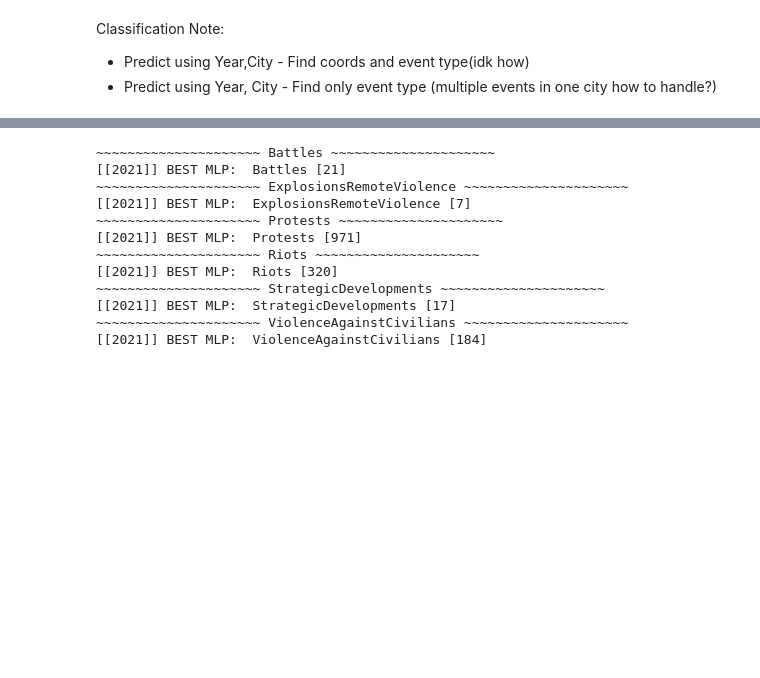
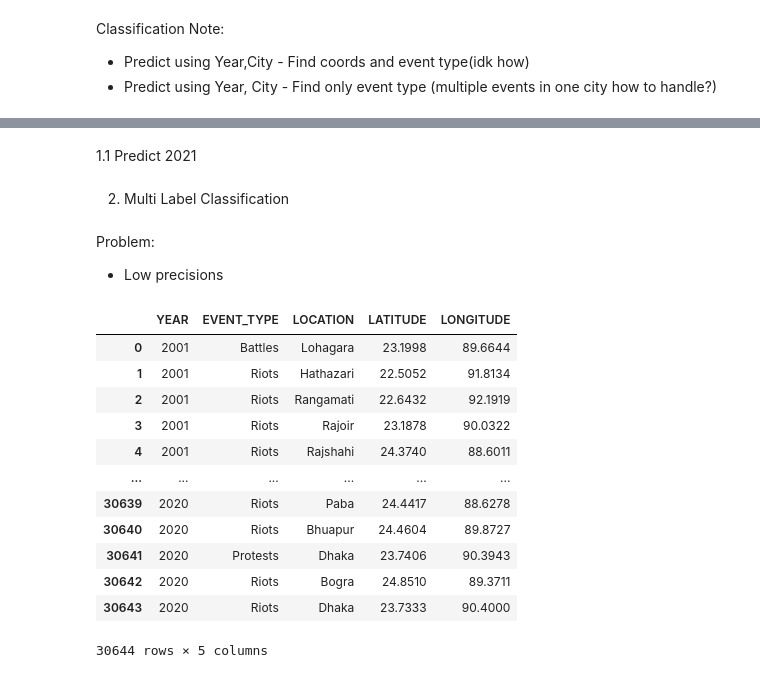
Before and after one commit to pavstar619/NahidSir_prototype_bdpolice_V2, a Jupyter notebook: NahidSir_ACLED_Prototype.ipynb, the cells around one changed output, grey strips where cells are left out. Cells and saved outputs as stored; diff of their text form; code cells hidden in the pictures; blank space fills up the shorter version.

```diff
--- a/NahidSir_ACLED_Prototype.ipynb
+++ b/NahidSir_ACLED_Prototype.ipynb
@@ -636,42 +435,36 @@ Epoch 30/30
+# %% [markdown]
+1.1 Predict 2021
 # %%
-dmp = data
-# MODELIZE 2021
-for col in data.columns[1:].unique():
-  print('~~~~~~~~~~~~~~~~~~~~~', col, '~~~~~~~~~~~~~~~~~~~~~')
-  dmp_x = dmp['YEAR'].values
-  dmp_y = dmp[col].values
+# dmp = data
+# # MODELIZE 2021
+# for col in data.columns[1:].unique():
+#   print('~~~~~~~~~~~~~~~~~~~~~', col, '~~~~~~~~~~~~~~~~~~~~~')
+#   dmp_x = dmp['YEAR'].values
+#   dmp_y = dmp[col].values
 
-  # ASSIGN MANUALLY
-  train_x = dmp_x
-  train_y = dmp_y
+#   # ASSIGN MANUALLY
+#   train_x = dmp_x
+#   train_y = dmp_y
 
-  # Standard scaling
-  ss = StandardScaler()
-  ss.fit(train_x.reshape(-1, 1))
-  ss_train_x = ss.transform(train_x.reshape(-1, 1))
+#   # Standard scaling
+#   ss = StandardScaler()
+#   ss.fit(train_x.reshape(-1, 1))
+#   ss_train_x = ss.transform(train_x.reshape(-1, 1))
 
 
-  # pred for single data
-  Xnew = [[2021]]
-  # print(len(Xnew[0]))
-  # print(len(dmp_x.columns))
+#   # pred for single data
+#   Xnew = [[2021]]
+#   # print(len(Xnew[0]))
+#   # print(len(dmp_x.columns))
 
-  mlp = MLPClassifier(random_state=0, max_iter = 5000)
-  mlp.fit(ss_train_x.reshape(-1,1),train_y)
+#   mlp = MLPClassifier(random_state=0, max_iter = 5000)
+#   mlp.fit(ss_train_x.reshape(-1,1),train_y)
 
-  Xpred_y = mlp.predict(Xnew) #one data only
+#   Xpred_y = mlp.predict(Xnew) #one data only
 
-  print(Xnew,'BEST MLP: ',col,Xpred_y) # Decision Tree
+#   print(Xnew,'BEST MLP: ',col,Xpred_y) # Decision Tree
-# %% [output]
-~~~~~~~~~~~~~~~~~~~~~ Battles ~~~~~~~~~~~~~~~~~~~~~
-[[2021]] BEST MLP:  Battles [21]
-~~~~~~~~~~~~~~~~~~~~~ ExplosionsRemoteViolence ~~~~~~~~~~~~~~~~~~~~~
-[[2021]] BEST MLP:  ExplosionsRemoteViolence [7]
-~~~~~~~~~~~~~~~~~~~~~ Protests ~~~~~~~~~~~~~~~~~~~~~
-[[2021]] BEST MLP:  Protests [971]
-~~~~~~~~~~~~~~~~~~~~~ Riots ~~~~~~~~~~~~~~~~~~~~~
-[[2021]] BEST MLP:  Riots [320]
-~~~~~~~~~~~~~~~~~~~~~ StrategicDevelopments ~~~~~~~~~~~~~~~~~~~~~
-[[2021]] BEST MLP:  StrategicDevelopments [17]
-~~~~~~~~~~~~~~~~~~~~~ ViolenceAgainstCivilians ~~~~~~~~~~~~~~~~~~~~~
-[[2021]] BEST MLP:  ViolenceAgainstCivilians [184]
+# %% [markdown]
+2. Multi Label Classification
+# %% [markdown]
+Problem:
+ * Low precisions
@@ -677,0 +474,17 @@ for col in data.columns[1:].unique():
+# %%
+data = pd.read_excel('/content/gdrive/MyDrive/Thesis Mates/Thesis Part 2/ACLED Data & Paper Writing Guideline /ACLED_Data_Prototype.xlsx')
+data
+# %% [output]
+|  | YEAR | EVENT_TYPE | LOCATION | LATITUDE | LONGITUDE |
+| 0 | 2001 | Battles | Lohagara | 23.1998 | 89.6644 |
+| 1 | 2001 | Riots | Hathazari | 22.5052 | 91.8134 |
+| 2 | 2001 | Riots | Rangamati | 22.6432 | 92.1919 |
+| 3 | 2001 | Riots | Rajoir | 23.1878 | 90.0322 |
+| 4 | 2001 | Riots | Rajshahi | 24.3740 | 88.6011 |
+| ... | ... | ... | ... | ... | ... |
+| 30639 | 2020 | Riots | Paba | 24.4417 | 88.6278 |
+| 30640 | 2020 | Riots | Bhuapur | 24.4604 | 89.8727 |
+| 30641 | 2020 | Protests | Dhaka | 23.7406 | 90.3943 |
+| 30642 | 2020 | Riots | Bogra | 24.8510 | 89.3711 |
+| 30643 | 2020 | Riots | Dhaka | 23.7333 | 90.4000 |
+30644 rows × 5 columns
```
Also changed, not shown: parts of 15 cells of this notebook.
